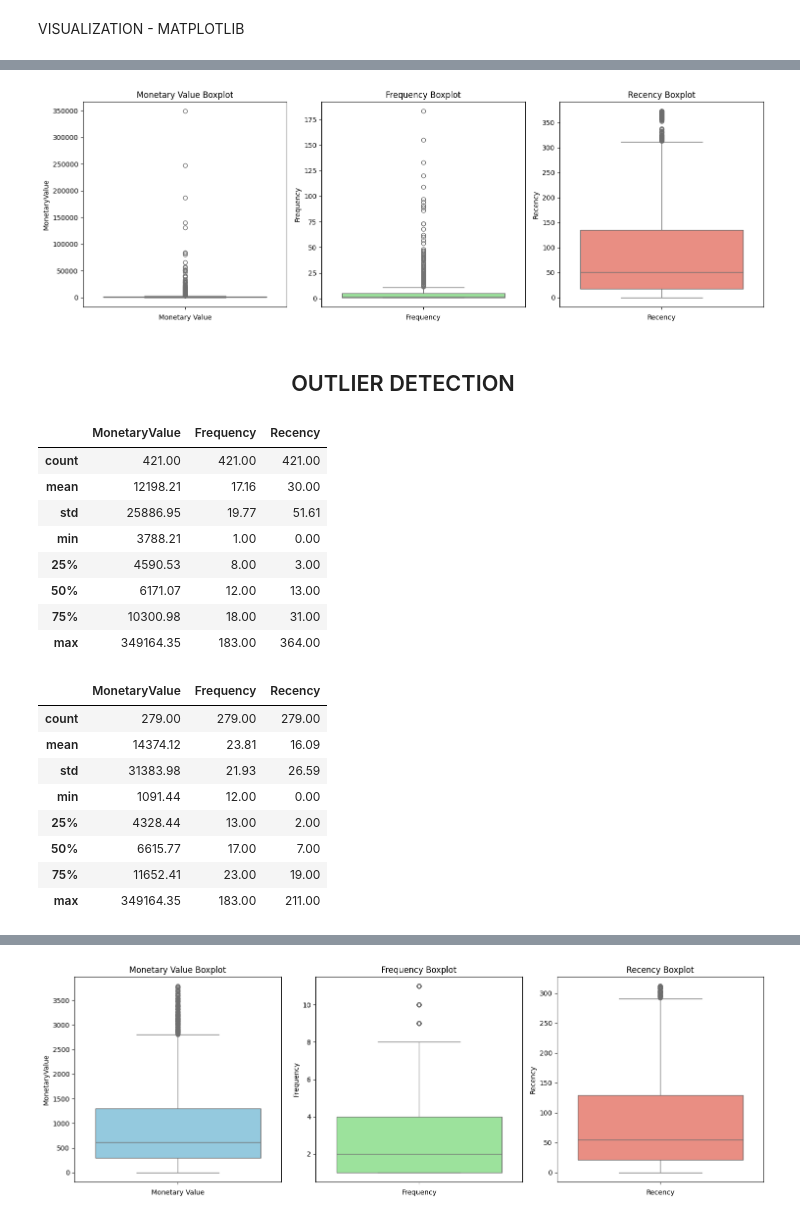
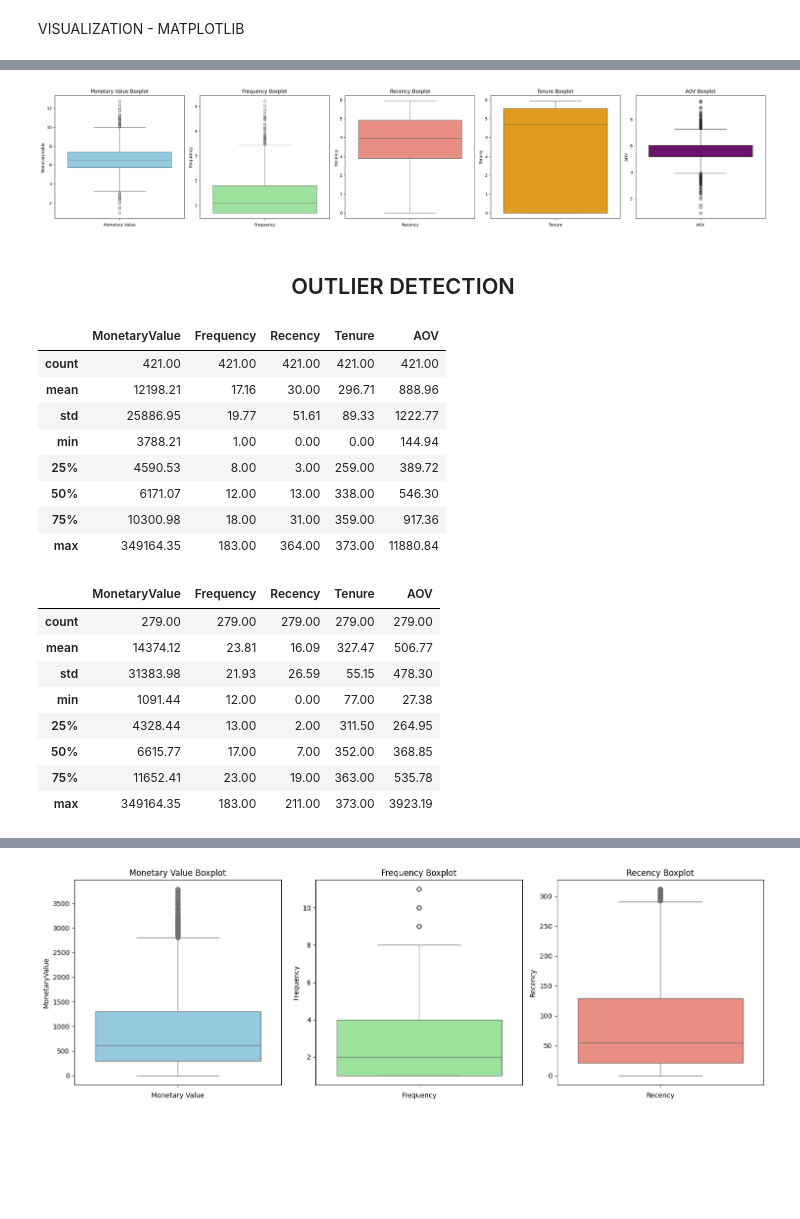
Before and after one commit to adulamaciej/Minor-Machine-Learning-projects, a Jupyter notebook: customer-segmentation-KMeans/code/online-retail-data-clustering.ipynb, the cells around one changed output, grey strips where cells are left out. Saved outputs shown, nothing was run; the diff lists cells and outputs as text; code cells hidden in the pictures; blank space fills up the shorter version.

```diff
--- a/customer-segmentation-KMeans/code/online-retail-data-clustering.ipynb
+++ b/customer-segmentation-KMeans/code/online-retail-data-clustering.ipynb
@@ -362,7 +365,8 @@ aggregated_df = cleaned_df.groupby(by="Customer ID", as_index=False) \
     .agg(
         MonetaryValue=("SalesLineTotal", "sum"),
         Frequency=("Invoice", "nunique"),
-        LastInvoiceDate=("InvoiceDate", "max")
+        LastInvoiceDate=("InvoiceDate", "max"),
+        FirstInvoiceDate=("InvoiceDate", "min")
     )
 
 aggregated_df.head(5)
@@ -377,8 +381,9 @@ aggregated_df.head(5)
 max_invoice_data = aggregated_df["LastInvoiceDate"].max()
 
 aggregated_df["Recency"] = (max_invoice_data - aggregated_df["LastInvoiceDate"]).dt.days
-
-aggregated_df.drop(columns=["LastInvoiceDate"], inplace=True)
+aggregated_df["Tenure"] = (aggregated_df["LastInvoiceDate"] - aggregated_df["FirstInvoiceDate"]).dt.days
+aggregated_df["AOV"] = aggregated_df["MonetaryValue"] / aggregated_df["Frequency"]
+aggregated_df.drop(columns=["LastInvoiceDate", "FirstInvoiceDate"], inplace=True)
 
 aggregated_df.head(5)
 # %% [output]
@@ -391,3 +396,9 @@ aggregated_df.head(5)
+# %%
+aggregated_df["MonetaryValue"] = np.log1p(aggregated_df["MonetaryValue"])
+aggregated_df["Frequency"] = np.log1p(aggregated_df["Frequency"])
+aggregated_df["Recency"] = np.log1p(aggregated_df["Recency"])
+aggregated_df["Tenure"] = np.log1p(aggregated_df["Tenure"])
+aggregated_df["AOV"] = np.log1p(aggregated_df["AOV"])
 # %% [markdown]
 VISUALIZATION - MATPLOTLIB
 # %%
@@ -419,26 +443,36 @@ plt.show()
 # %%
 # outlier visualization
-plt.figure(figsize=(15, 5))
+plt.figure(figsize=(25, 5))
 
-plt.subplot(1, 3, 1)
+plt.subplot(1, 5, 1)
 sns.boxplot(data=aggregated_df['MonetaryValue'], color='skyblue')
 plt.title('Monetary Value Boxplot')
 plt.xlabel('Monetary Value')
 
-plt.subplot(1, 3, 2)
+plt.subplot(1, 5, 2)
 sns.boxplot(data=aggregated_df['Frequency'], color='lightgreen')
 plt.title('Frequency Boxplot')
 plt.xlabel('Frequency')
 
-plt.subplot(1, 3, 3)
+plt.subplot(1, 5, 3)
 sns.boxplot(data=aggregated_df['Recency'], color='salmon')
 plt.title('Recency Boxplot')
 plt.xlabel('Recency')
 
+plt.subplot(1, 5, 4)
+sns.boxplot(data=aggregated_df['Tenure'], color='orange')
+plt.title('Tenure Boxplot')
+plt.xlabel('Tenure')
+
+plt.subplot(1, 5, 5)
+sns.boxplot(data=aggregated_df['AOV'], color='purple')
+plt.title('AOV Boxplot')
+plt.xlabel('AOV')
+
 plt.tight_layout()
 plt.show()
 # %% [output]
-[figure, old version]
+[figure, new version]
 # %% [markdown]
 <h2 style="text-align: center">OUTLIER DETECTION</h2>
 # %%
@@ -451,15 +485,15 @@ monetary_outliers_df = aggregated_df[(aggregated_df["MonetaryValue"] > (M_Q3 + 1
 
 monetary_outliers_df.describe()
 # %% [output]
-|  | MonetaryValue | Frequency | Recency |
-| count | 421.00 | 421.00 | 421.00 |
-| mean | 12198.21 | 17.16 | 30.00 |
-| std | 25886.95 | 19.77 | 51.61 |
-| min | 3788.21 | 1.00 | 0.00 |
-| 25% | 4590.53 | 8.00 | 3.00 |
-| 50% | 6171.07 | 12.00 | 13.00 |
-| 75% | 10300.98 | 18.00 | 31.00 |
-| max | 349164.35 | 183.00 | 364.00 |
+|  | MonetaryValue | Frequency | Recency | Tenure | AOV |
+| count | 421.00 | 421.00 | 421.00 | 421.00 | 421.00 |
+| mean | 12198.21 | 17.16 | 30.00 | 296.71 | 888.96 |
+| std | 25886.95 | 19.77 | 51.61 | 89.33 | 1222.77 |
+| min | 3788.21 | 1.00 | 0.00 | 0.00 | 144.94 |
+| 25% | 4590.53 | 8.00 | 3.00 | 259.00 | 389.72 |
+| 50% | 6171.07 | 12.00 | 13.00 | 338.00 | 546.30 |
+| 75% | 10300.98 | 18.00 | 31.00 | 359.00 | 917.36 |
+| max | 349164.35 | 183.00 | 364.00 | 373.00 | 11880.84 |
 # %%
 F_Q1 = aggregated_df['Frequency'].quantile(0.25)
 F_Q3 = aggregated_df['Frequency'].quantile(0.75)
@@ -470,15 +504,15 @@ frequency_outliers_df = aggregated_df[(aggregated_df['Frequency'] > (F_Q3 + 1.5
 
 frequency_outliers_df.describe()
 # %% [output]
-|  | MonetaryValue | Frequency | Recency |
-| count | 279.00 | 279.00 | 279.00 |
-| mean | 14374.12 | 23.81 | 16.09 |
-| std | 31383.98 | 21.93 | 26.59 |
-| min | 1091.44 | 12.00 | 0.00 |
-| 25% | 4328.44 | 13.00 | 2.00 |
-| 50% | 6615.77 | 17.00 | 7.00 |
-| 75% | 11652.41 | 23.00 | 19.00 |
-| max | 349164.35 | 183.00 | 211.00 |
+|  | MonetaryValue | Frequency | Recency | Tenure | AOV |
+| count | 279.00 | 279.00 | 279.00 | 279.00 | 279.00 |
+| mean | 14374.12 | 23.81 | 16.09 | 327.47 | 506.77 |
+| std | 31383.98 | 21.93 | 26.59 | 55.15 | 478.30 |
+| min | 1091.44 | 12.00 | 0.00 | 77.00 | 27.38 |
+| 25% | 4328.44 | 13.00 | 2.00 | 311.50 | 264.95 |
+| 50% | 6615.77 | 17.00 | 7.00 | 352.00 | 368.85 |
+| 75% | 11652.41 | 23.00 | 19.00 | 363.00 | 535.78 |
+| max | 349164.35 | 183.00 | 211.00 | 373.00 | 3923.19 |
 # %%
 R_Q1 = aggregated_df['Recency'].quantile(0.25)
 R_Q3 = aggregated_df['Recency'].quantile(0.75)
```
Also changed, not shown: parts of 9 cells of this notebook.
